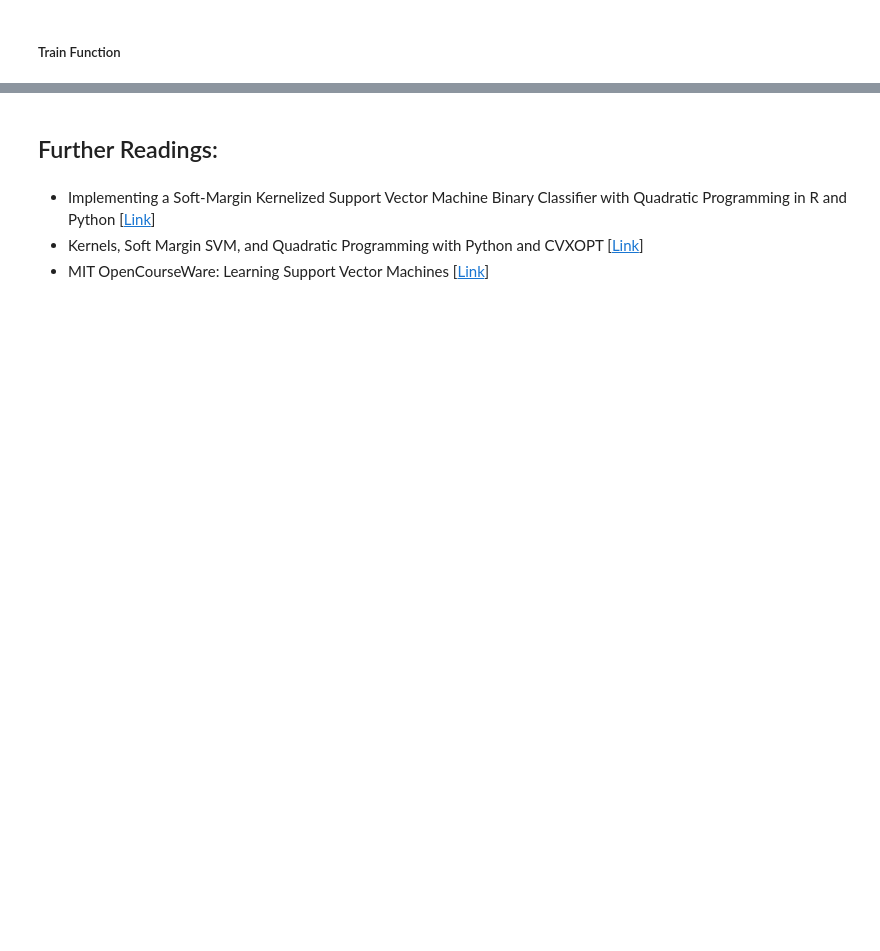
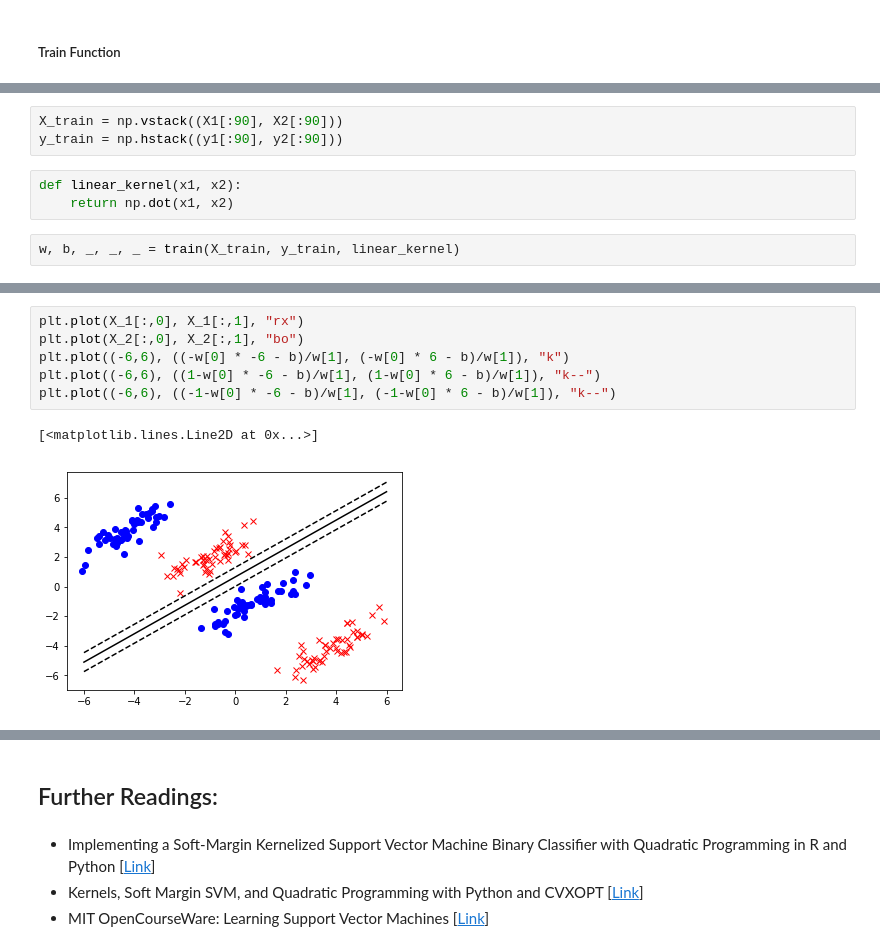
Before and after one commit to mustafa-qamaruddin/ml-course, a Jupyter notebook: Module 005.ipynb, the cells around one changed output, grey strips where cells are left out. Cells and saved outputs as stored; diff of their text form; blank space fills up the shorter version.

```diff
--- a/Module 005.ipynb
+++ b/Module 005.ipynb
@@ -395,0 +409,8 @@ def train(X, y):
+# %%
+X_train = np.vstack((X1[:90], X2[:90]))
+y_train = np.hstack((y1[:90], y2[:90]))
+# %%
+def linear_kernel(x1, x2):
+    return np.dot(x1, x2)
+# %%
+w, b, _, _, _ = train(X_train, y_train, linear_kernel)
@@ -395,0 +429,9 @@ def train(X, y):
+# %%
+plt.plot(X_1[:,0], X_1[:,1], "rx")
+plt.plot(X_2[:,0], X_2[:,1], "bo")
+plt.plot((-6,6), ((-w[0] * -6 - b)/w[1], (-w[0] * 6 - b)/w[1]), "k")
+plt.plot((-6,6), ((1-w[0] * -6 - b)/w[1], (1-w[0] * 6 - b)/w[1]), "k--")
+plt.plot((-6,6), ((-1-w[0] * -6 - b)/w[1], (-1-w[0] * 6 - b)/w[1]), "k--")
+# %% [output]
+[<matplotlib.lines.Line2D at 0x...>]
+[figure, added]
```
Also changed, not shown: parts of 26 cells of this notebook.
